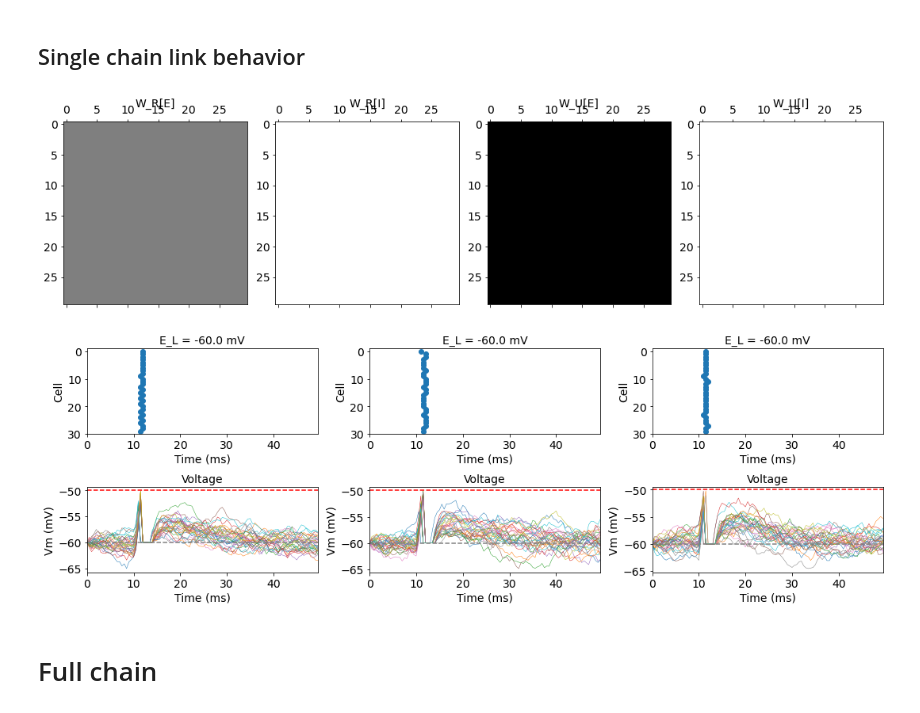
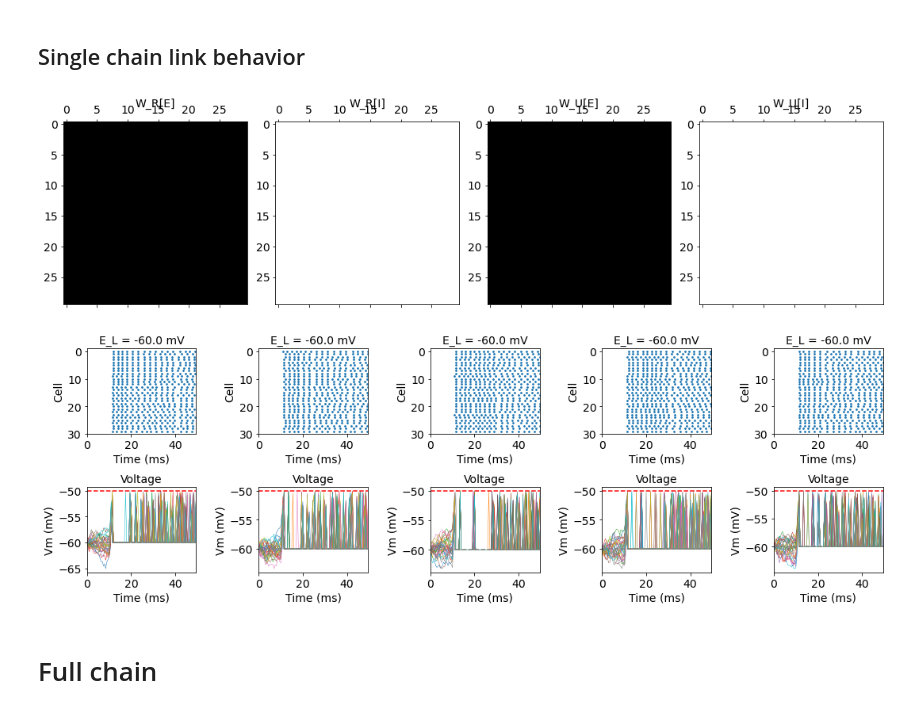
Before and after one commit to davidgbe/for_the_birds, a Jupyter notebook: S1_speed_control_biological_2.ipynb, the cells around one changed output. Saved outputs shown, nothing was run; the diff lists cells and outputs as text; code cells hidden in the pictures.

```diff
--- a/S1_speed_control_biological_2.ipynb
+++ b/S1_speed_control_biological_2.ipynb
@@ -87,7 +98,7 @@ M = Generic(
     G_L_E=.1e-3,  # membrane leak conductance (T_M (s) = C_M (F/cm^2) / G_L (S/cm^2))
     E_L_E=-.06,  # membrane leak potential (V)
     V_TH_E=-.05,  # membrane spike threshold (V)
-    T_R_E=2e-3,  # extra-long refractory period (s)
+    T_R_E=1.6e-3,  # extra-long refractory period (s)
 
     # Inhibitory membrane
     #C_M_I=1e-6,
@@ -97,15 +108,15 @@ M = Generic(
     #T_R_I=.002,
 
     # syn rev potentials and decay times
-    E_E=0, E_I=-.08, E_A=-.3, T_E=.002, T_I=.002, T_A=.002,
+    E_E=0, E_I=-.08, E_A=-.1, T_E=.002, T_I=.002, T_A=.01,
 
     # NTWK ARCHITECTURE
-    N_L=40,  # num chain links
+    N_L=80,  # num chain links
     N_L_E=30,  # num E nrns per chain link
-    W_E_E_R=0.005e-3,  # E-E recurrent cxns w/in chain link
+    W_E_E_R=0.02e-3,  # E-E recurrent cxns w/in chain link
     W_E_E_F=0.01e-3,  # E-E feed-forward from one link to next
     W_U_E_I=0.05e-3,  # I->E input weights
-    W_A=0.05e-3, # self-inhibition weights
+    W_A=0.15e-3, # self-inhibition weights
 
     # OTHER INPUTS
     SGM_N=.5e-9,  # noise level (A*sqrt(s))
@@ -228,9 +327,9 @@ m = copy(M)
 
 ## E-E rcr weights
 w_r = {
-    'E': m.W_E_E_R * np.ones([m.N_L_E]*2),
+    'E': 0.02e-3 * np.ones([m.N_L_E]*2),
     'I': np.zeros((m.N_L_E, m.N_L_E)),
-    'A': m.W_A * np.eye(m.N_L_E),
+    'A': 0.08e-3 * np.eye(m.N_L_E),
 }
 
 ## input weights
@@ -254,7 +353,7 @@ for ax in axs.flatten():
     set_font_size(ax, 14)
 
 # response
-N_TRL = 3
+N_TRL = 5
 N_SPK_0 = 5
 
 t = np.arange(0, .05, S.DT)
@@ -268,8 +367,8 @@ ntwk = LIFNtwkG(
     v_th=m.V_TH_E,
     v_r=m.E_L_E,
     t_r=m.T_R_E,
-    e_s={'E': M.E_E, 'I': M.E_I, 'A': M.E_A},
-    t_s={'E': M.T_E, 'I': M.T_E, 'A': M.T_A},
+    e_s={'E': m.E_E, 'I': m.E_I, 'A': m.E_A},
+    t_s={'E': m.T_E, 'I': m.T_E, 'A': m.T_A},
     w_r=w_r,
     w_u=w_u)
 
@@ -290,36 +389,36 @@ for _ in range(N_TRL):
 
     rsp = ntwk.run(dt=S.DT, clamp=clamp, i_ext=i_ext, spks_u=spks_u)
     rsps.append(copy(rsp))
 
 fig, axs = plt.subplots(2, N_TRL, figsize=(15, 5), tight_layout=True)
 
 for rsp, axs_ in zip(rsps, axs.T):
     # raster
     it_spk, c_spk = np.nonzero(rsp.spks)
     t_spk = it_spk * S.DT
-    axs_[0].scatter(1000*t_spk, c_spk)
+    axs_[0].scatter(1000*t_spk, c_spk, s=3)
     axs_[0].set_xlim(1000*t.min(), 1000*t.max())
     axs_[0].set_ylim(m.N_L_E, -1)
 
     axs_[0].set_xlabel('Time (ms)')
     axs_[0].set_ylabel('Cell')
     axs_[0].set_title('E_L = {} mV'.format(1000*m.E_L_E))
 
     # voltages
     axs_[1].plot(1000*t, 1000*rsp.vs, lw=.5)
     axs_[1].axhline(1000*m.E_L_E, c='gray', ls='--')
     axs_[1].axhline(1000*m.V_TH_E, c='r', ls='--')
     axs_[1].set_xlim(1000*t.min(), 1000*t.max())
 
     axs_[1].set_xlabel('Time (ms)')
     axs_[1].set_ylabel('Vm (mV)')
     axs_[1].set_title('Voltage')
 
 for ax in axs.flatten():
     set_font_size(ax, 14)
 # %% [output]
-[figure, old version]
+[figure, new version]
-[figure, old version]
+[figure, new version]
 # %% [markdown]
 # Full chain
 # %% [markdown]
```
Also changed, not shown: parts of 7 cells of this notebook.
